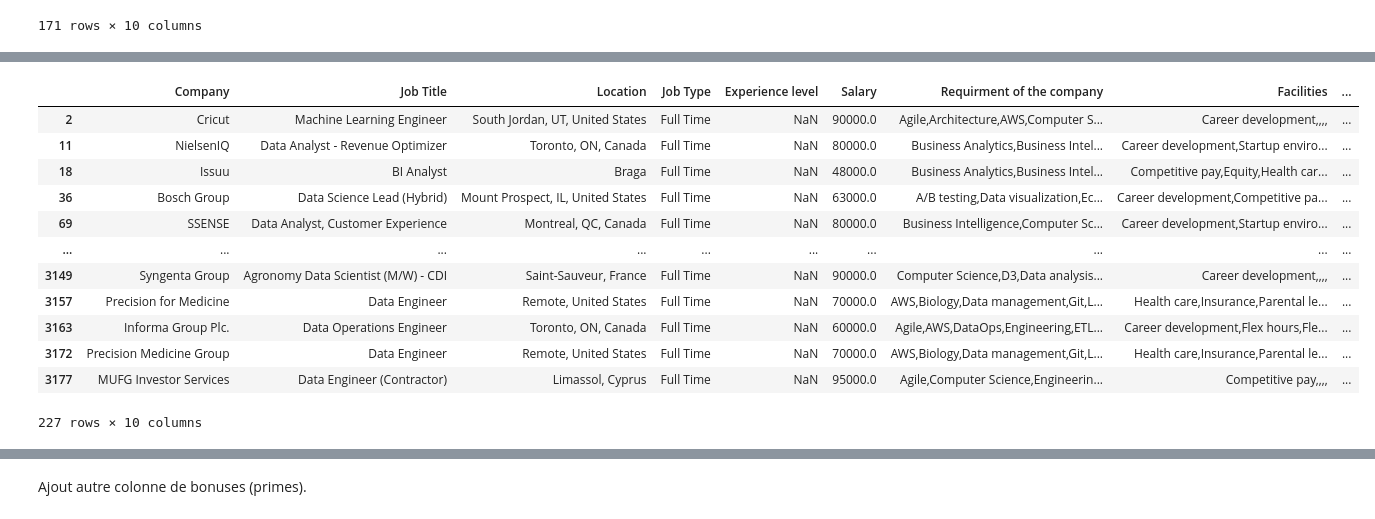
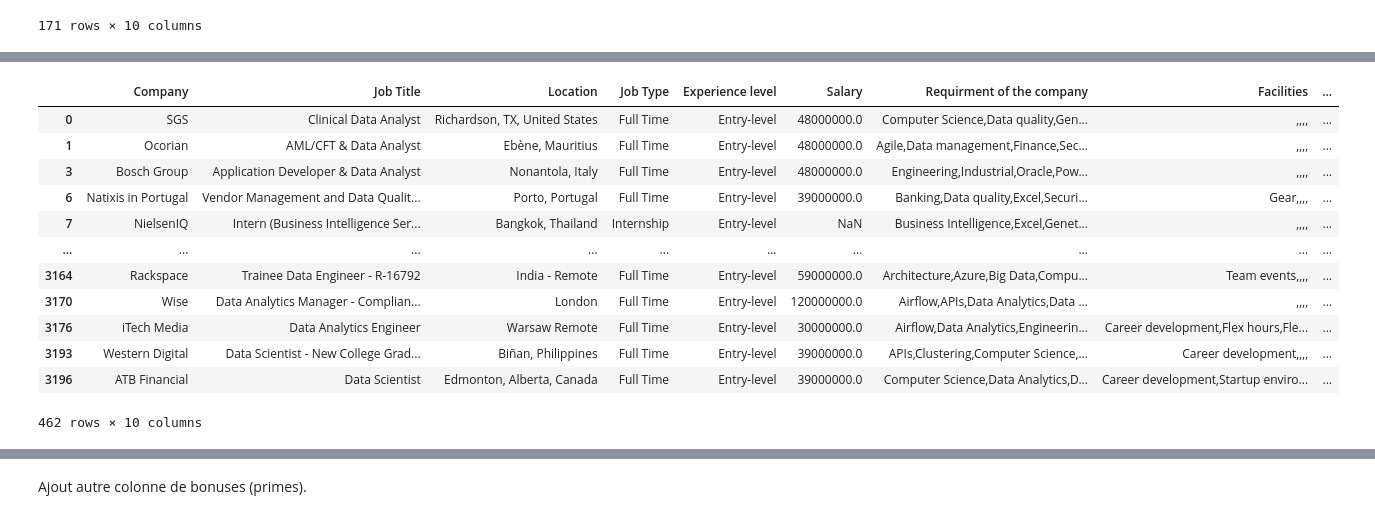
Before and after one commit to elouardyabderrahim/Analyse-des-opportunites-emploi, a Jupyter notebook: dataJob.ipynb, the cells around one changed output, grey strips where cells are left out. Saved outputs shown, nothing was run; the diff lists cells and outputs as text; code cells hidden in the pictures.

```diff
--- a/dataJob.ipynb
+++ b/dataJob.ipynb
@@ -200,21 +200,21 @@ dataFrame[dataFrame["Salary"]==0]
 # %%
 dataFrame["Salary"].fillna('negociable',inplace=True)
 # %%
-dataFrame[dataFrame["Experience level"].isna()]
+dataFrame[dataFrame["Experience level"]=="Entry-level"]
 # %% [output]
 |  | Company | Job Title | Location | Job Type | Experience level | Salary | Requirment of the company | Facilities | ... |
-| 2 | Cricut | Machine Learning Engineer | South Jordan, UT, United States | Full Time | NaN | 90000.0 | Agile,Architecture,AWS,Computer S... | Career development,,,, | ... |
-| 11 | NielsenIQ | Data Analyst - Revenue Optimizer | Toronto, ON, Canada | Full Time | NaN | 80000.0 | Business Analytics,Business Intel... | Career development,Startup enviro... | ... |
-| 18 | Issuu | BI Analyst | Braga | Full Time | NaN | 48000.0 | Business Analytics,Business Intel... | Competitive pay,Equity,Health car... | ... |
-| 36 | Bosch Group | Data Science Lead (Hybrid) | Mount Prospect, IL, United States | Full Time | NaN | 63000.0 | A/B testing,Data visualization,Ec... | Career development,Competitive pa... | ... |
-| 69 | SSENSE | Data Analyst, Customer Experience | Montreal, QC, Canada | Full Time | NaN | 80000.0 | Business Intelligence,Computer Sc... | Career development,Startup enviro... | ... |
+| 0 | SGS | Clinical Data Analyst | Richardson, TX, United States | Full Time | Entry-level | 48000000.0 | Computer Science,Data quality,Gen... | ,,,, | ... |
+| 1 | Ocorian | AML/CFT & Data Analyst | Ebène, Mauritius | Full Time | Entry-level | 48000000.0 | Agile,Data management,Finance,Sec... | ,,,, | ... |
+| 3 | Bosch Group | Application Developer & Data Analyst | Nonantola, Italy | Full Time | Entry-level | 48000000.0 | Engineering,Industrial,Oracle,Pow... | ,,,, | ... |
+| 6 | Natixis in Portugal | Vendor Management and Data Qualit... | Porto, Portugal | Full Time | Entry-level | 39000000.0 | Banking,Data quality,Excel,Securi... | Gear,,,, | ... |
+| 7 | NielsenIQ | Intern (Business Intelligence Ser... | Bangkok, Thailand | Internship | Entry-level | NaN | Business Intelligence,Excel,Genet... | ,,,, | ... |
 | ... | ... | ... | ... | ... | ... | ... | ... | ... | ... |
-| 3149 | Syngenta Group | Agronomy Data Scientist (M/W) - CDI | Saint-Sauveur, France | Full Time | NaN | 90000.0 | Computer Science,D3,Data analysis... | Career development,,,, | ... |
-| 3157 | Precision for Medicine | Data Engineer | Remote, United States | Full Time | NaN | 70000.0 | AWS,Biology,Data management,Git,L... | Health care,Insurance,Parental le... | ... |
-| 3163 | Informa Group Plc. | Data Operations Engineer | Toronto, ON, Canada | Full Time | NaN | 60000.0 | Agile,AWS,DataOps,Engineering,ETL... | Career development,Flex hours,Fle... | ... |
-| 3172 | Precision Medicine Group | Data Engineer | Remote, United States | Full Time | NaN | 70000.0 | AWS,Biology,Data management,Git,L... | Health care,Insurance,Parental le... | ... |
-| 3177 | MUFG Investor Services | Data Engineer (Contractor) | Limassol, Cyprus | Full Time | NaN | 95000.0 | Agile,Computer Science,Engineerin... | Competitive pay,,,, | ... |
+| 3164 | Rackspace | Trainee Data Engineer - R-16792 | India - Remote | Full Time | Entry-level | 59000000.0 | Architecture,Azure,Big Data,Compu... | Team events,,,, | ... |
+| 3170 | Wise | Data Analytics Manager - Complian... | London | Full Time | Entry-level | 120000000.0 | Airflow,APIs,Data Analytics,Data ... | ,,,, | ... |
+| 3176 | iTech Media | Data Analytics Engineer | Warsaw Remote | Full Time | Entry-level | 30000000.0 | Airflow,Data Analytics,Engineerin... | Career development,Flex hours,Fle... | ... |
+| 3193 | Western Digital | Data Scientist - New College Grad... | Biñan, Philippines | Full Time | Entry-level | 39000000.0 | APIs,Clustering,Computer Science,... | Career development,,,, | ... |
+| 3196 | ATB Financial | Data Scientist | Edmonton, Alberta, Canada | Full Time | Entry-level | 39000000.0 | Computer Science,Data Analytics,D... | Career development,Startup enviro... | ... |
-227 rows × 10 columns
+462 rows × 10 columns
 # %%
 # pour les valeurs nan on salaire on va les remplacer par "negociable" pour le moment
 #return
```
Also changed, not shown: parts of 14 cells of this notebook.
